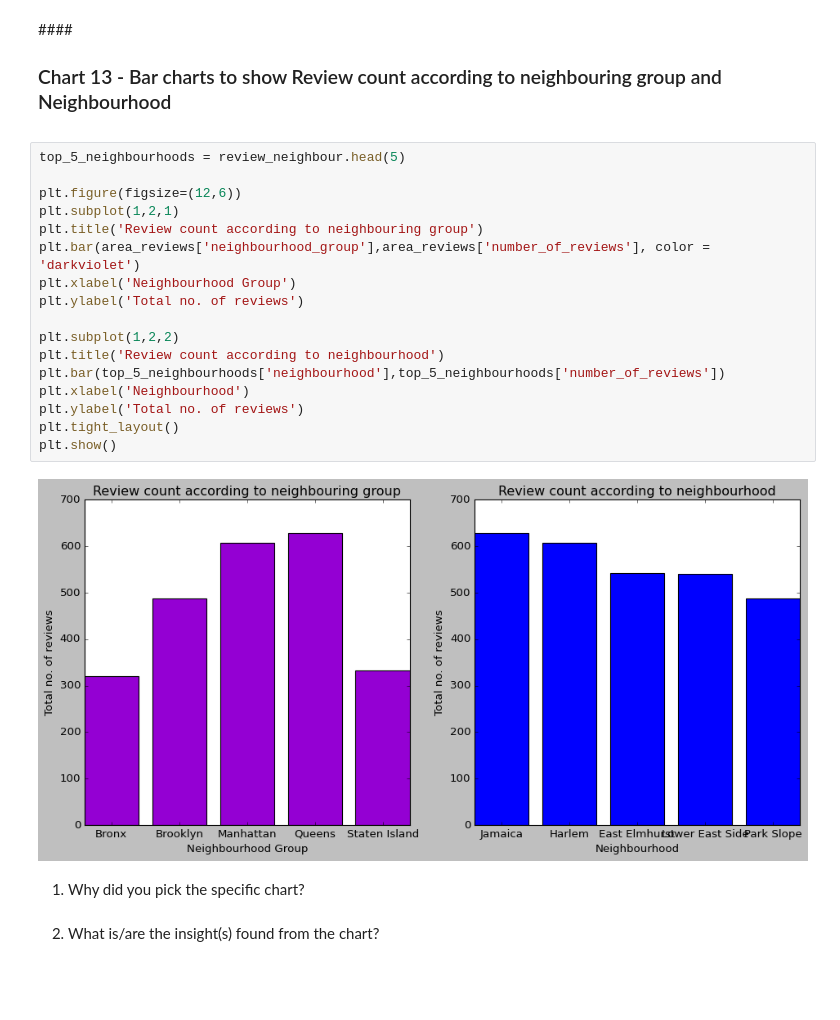
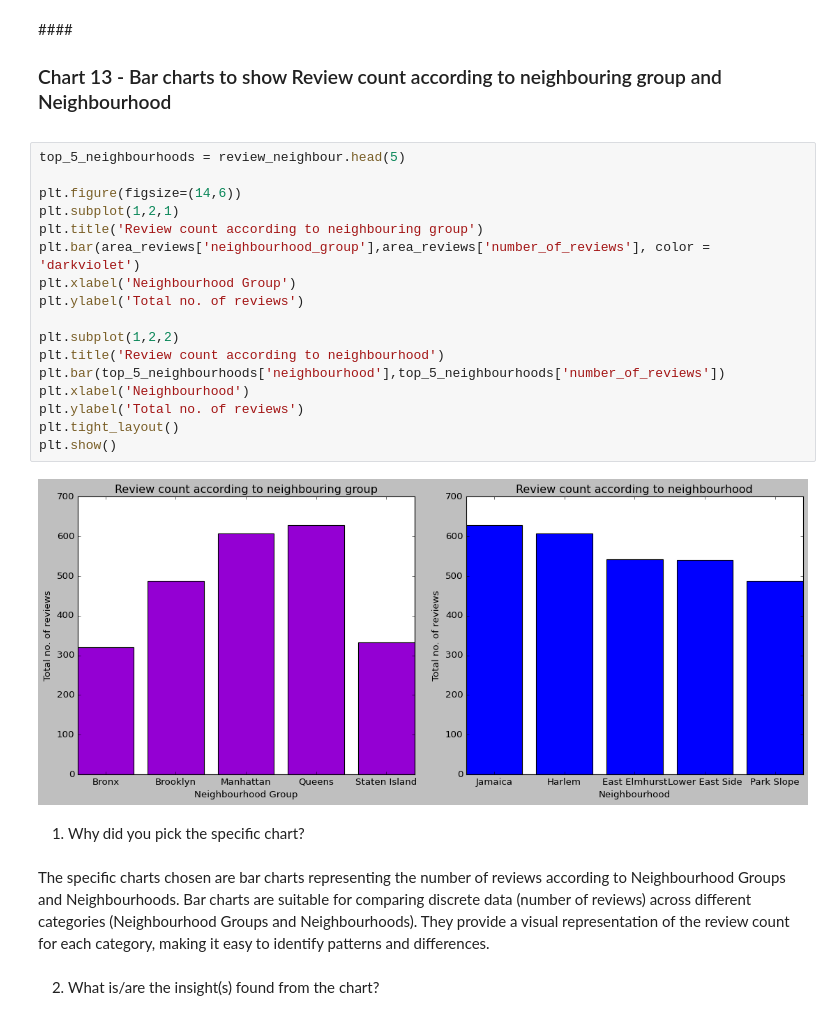
Before and after one commit to Pranita1994/EDA_Project, a Jupyter notebook: AirBnb_Bookings_Analysis.ipynb, the cells around one changed output. Cells and saved outputs as stored; diff of their text form; blank space fills up the shorter version.

```diff
--- a/AirBnb_Bookings_Analysis.ipynb
+++ b/AirBnb_Bookings_Analysis.ipynb
@@ -986,23 +1080,25 @@ review_neighbour
 # %%
 top_5_neighbourhoods = review_neighbour.head(5)
 
-plt.figure(figsize=(12,6))
+plt.figure(figsize=(14,6))
 plt.subplot(1,2,1)
 plt.title('Review count according to neighbouring group')
 plt.bar(area_reviews['neighbourhood_group'],area_reviews['number_of_reviews'], color = 'darkviolet')
 plt.xlabel('Neighbourhood Group')
 plt.ylabel('Total no. of reviews')
 
 plt.subplot(1,2,2)
 plt.title('Review count according to neighbourhood')
 plt.bar(top_5_neighbourhoods['neighbourhood'],top_5_neighbourhoods['number_of_reviews'])
 plt.xlabel('Neighbourhood')
 plt.ylabel('Total no. of reviews')
 plt.tight_layout()
 plt.show()
 # %% [output]
-[figure, old version]
+[figure, new version]
 # %% [markdown]
 1. Why did you pick the specific chart?
+# %% [markdown]
+The specific charts chosen are bar charts representing the number of reviews according to Neighbourhood Groups and Neighbourhoods. Bar charts are suitable for comparing discrete data (number of reviews) across different categories (Neighbourhood Groups and Neighbourhoods). They provide a visual representation of the review count for each category, making it easy to identify patterns and differences.
 # %% [markdown]
 2. What is/are the insight(s) found from the chart?
```
Also changed, not shown: parts of 62 cells of this notebook.
